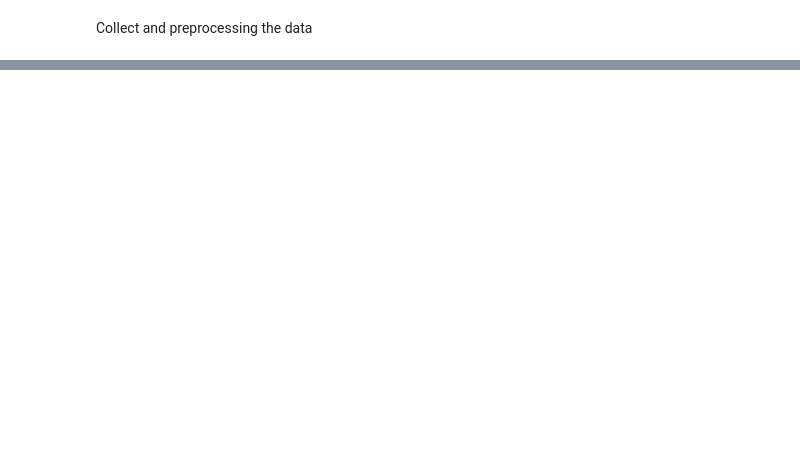
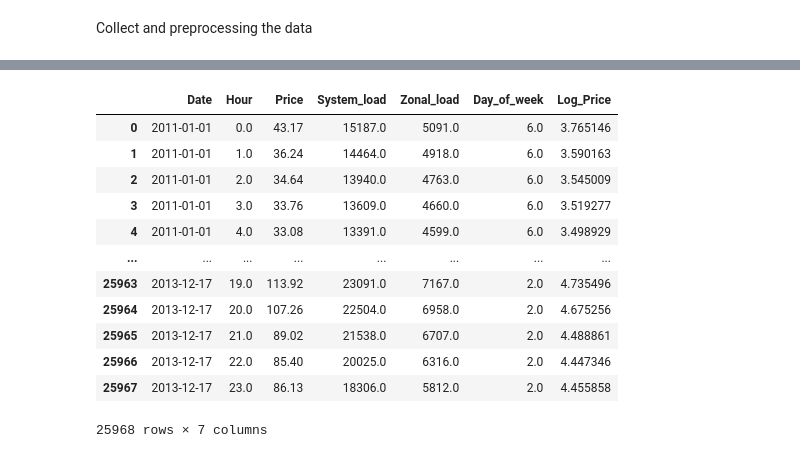
Before and after one commit to MoskwaIga/PredictiveAnalyticsProject, a Jupyter notebook: Project.ipynb, the cells around one changed output, grey strips where cells are left out. Saved outputs shown, nothing was run; the diff lists cells and outputs as text; code cells hidden in the pictures; blank space fills up the shorter version.

```diff
--- a/Project.ipynb
+++ b/Project.ipynb
@@ -63,3 +65,21 @@ gefcom.describe()
 | 50% | 11.50000 | 42.870000 | 18069.000000 | 6076.000000 | 4.000000 |
 | 75% | 17.25000 | 54.300000 | 19858.250000 | 6714.000000 | 6.000000 |
 | max | 23.00000 | 363.800000 | 33449.000000 | 11441.000000 | 7.000000 |
+# %%
+# Create a new column with log price
+gefcom["Log_Price"] = np.log(gefcom["Price"])
+gefcom
+# %% [output]
+|  | Date | Hour | Price | System_load | Zonal_load | Day_of_week | Log_Price |
+| 0 | 2011-01-01 | 0.0 | 43.17 | 15187.0 | 5091.0 | 6.0 | 3.765146 |
+| 1 | 2011-01-01 | 1.0 | 36.24 | 14464.0 | 4918.0 | 6.0 | 3.590163 |
+| 2 | 2011-01-01 | 2.0 | 34.64 | 13940.0 | 4763.0 | 6.0 | 3.545009 |
+| 3 | 2011-01-01 | 3.0 | 33.76 | 13609.0 | 4660.0 | 6.0 | 3.519277 |
+| 4 | 2011-01-01 | 4.0 | 33.08 | 13391.0 | 4599.0 | 6.0 | 3.498929 |
+| ... | ... | ... | ... | ... | ... | ... | ... |
+| 25963 | 2013-12-17 | 19.0 | 113.92 | 23091.0 | 7167.0 | 2.0 | 4.735496 |
+| 25964 | 2013-12-17 | 20.0 | 107.26 | 22504.0 | 6958.0 | 2.0 | 4.675256 |
+| 25965 | 2013-12-17 | 21.0 | 89.02 | 21538.0 | 6707.0 | 2.0 | 4.488861 |
+| 25966 | 2013-12-17 | 22.0 | 85.40 | 20025.0 | 6316.0 | 2.0 | 4.447346 |
+| 25967 | 2013-12-17 | 23.0 | 86.13 | 18306.0 | 5812.0 | 2.0 | 4.455858 |
+25968 rows × 7 columns
```
Also changed, not shown: parts of 13 cells of this notebook.
